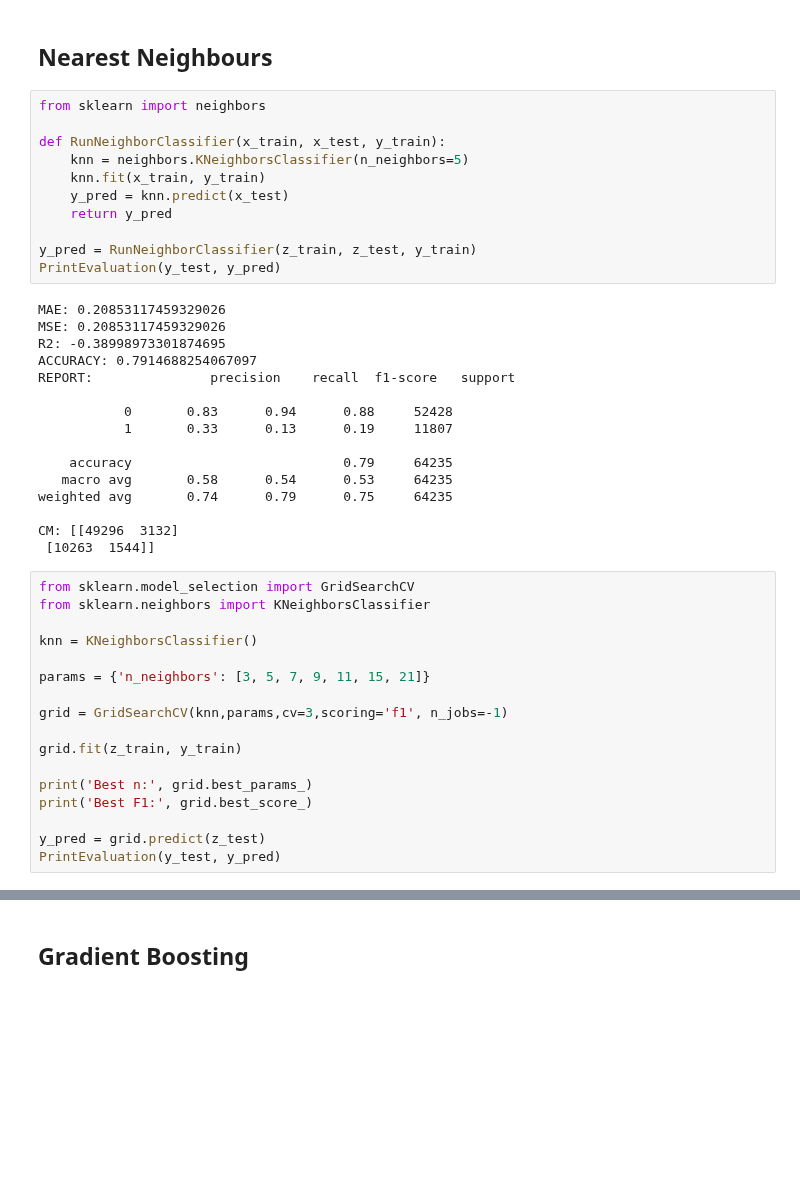
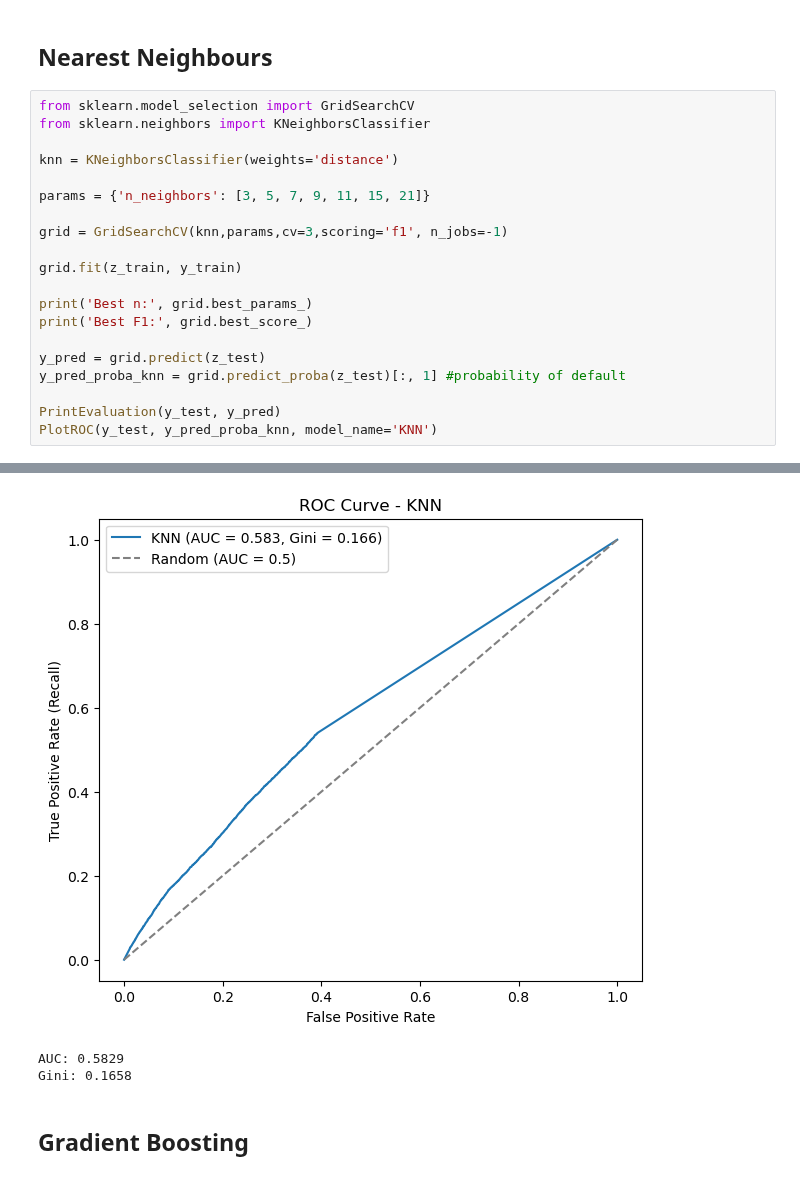
Before and after one commit to rossellagiorgio/CRA, a Jupyter notebook: Credit Risk Analysis.ipynb, the cells around one changed output, grey strips where cells are left out. Drawn from its saved outputs; the diff is of its cells as text; blank space fills up the shorter version.

```diff
--- a/Credit Risk Analysis.ipynb
+++ b/Credit Risk Analysis.ipynb
@@ -319,37 +363,10 @@ CM: [[33151 19277]
 # %% [markdown]
 ## Nearest Neighbours
-# %%
-from sklearn import neighbors
-
-def RunNeighborClassifier(x_train, x_test, y_train):
-    knn = neighbors.KNeighborsClassifier(n_neighbors=5)
-    knn.fit(x_train, y_train)
-    y_pred = knn.predict(x_test)
-    return y_pred
-
-y_pred = RunNeighborClassifier(z_train, z_test, y_train)
-PrintEvaluation(y_test, y_pred)
-# %% [output]
-MAE: 0.20853117459329026
-MSE: 0.20853117459329026
-R2: -0.38998973301874695
-ACCURACY: 0.7914688254067097
-REPORT:               precision    recall  f1-score   support
-
-           0       0.83      0.94      0.88     52428
-           1       0.33      0.13      0.19     11807
-
-    accuracy                           0.79     64235
-   macro avg       0.58      0.54      0.53     64235
-weighted avg       0.74      0.79      0.75     64235
-
-CM: [[49296  3132]
- [10263  1544]]
 # %%
 from sklearn.model_selection import GridSearchCV
 from sklearn.neighbors import KNeighborsClassifier
 
-knn = KNeighborsClassifier()
+knn = KNeighborsClassifier(weights='distance')
 
 params = {'n_neighbors': [3, 5, 7, 9, 11, 15, 21]}
 
@@ -361,6 +378,9 @@ print('Best n:', grid.best_params_)
 print('Best F1:', grid.best_score_)
 
 y_pred = grid.predict(z_test)
+y_pred_proba_knn = grid.predict_proba(z_test)[:, 1] #probability of default
+
 PrintEvaluation(y_test, y_pred)
+PlotROC(y_test, y_pred_proba_knn, model_name='KNN')
 # %% [output]
 Best n: {'n_neighbors': 3}
@@ -383,3 +403,6 @@ CM: [[47707  4721]
+[figure, added]
+AUC: 0.5829
+Gini: 0.1658
 # %% [markdown]
 ## Gradient Boosting
 # %%
```
Also changed, not shown: parts of 13 cells of this notebook.
